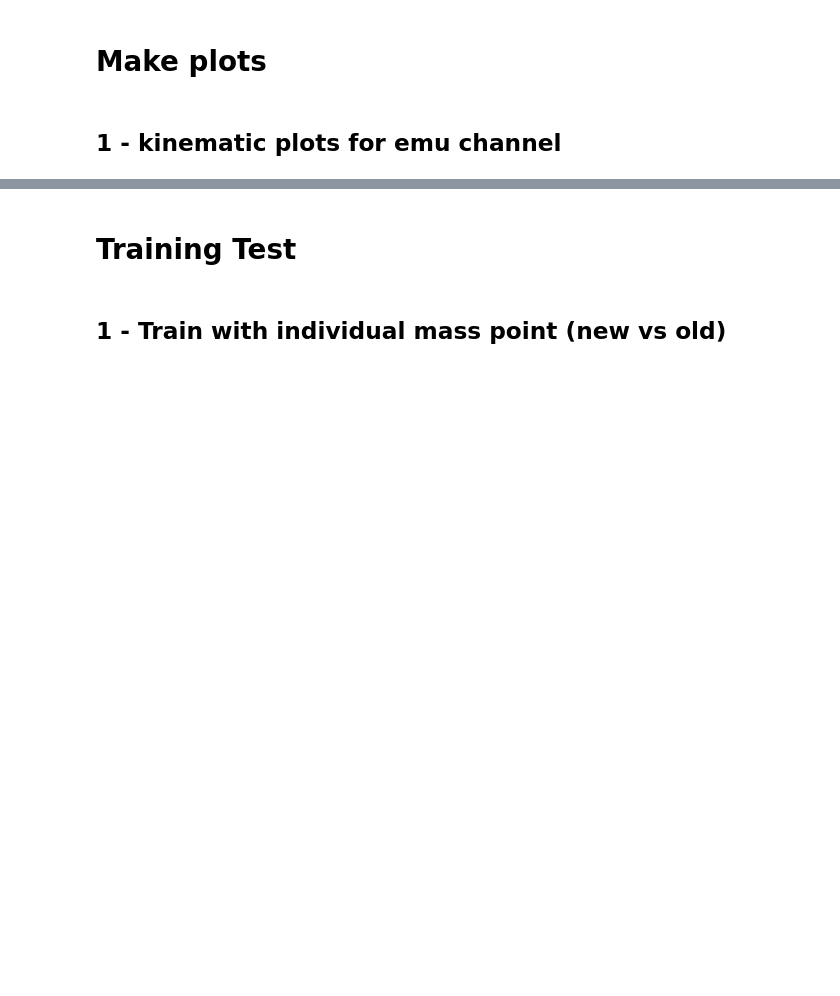
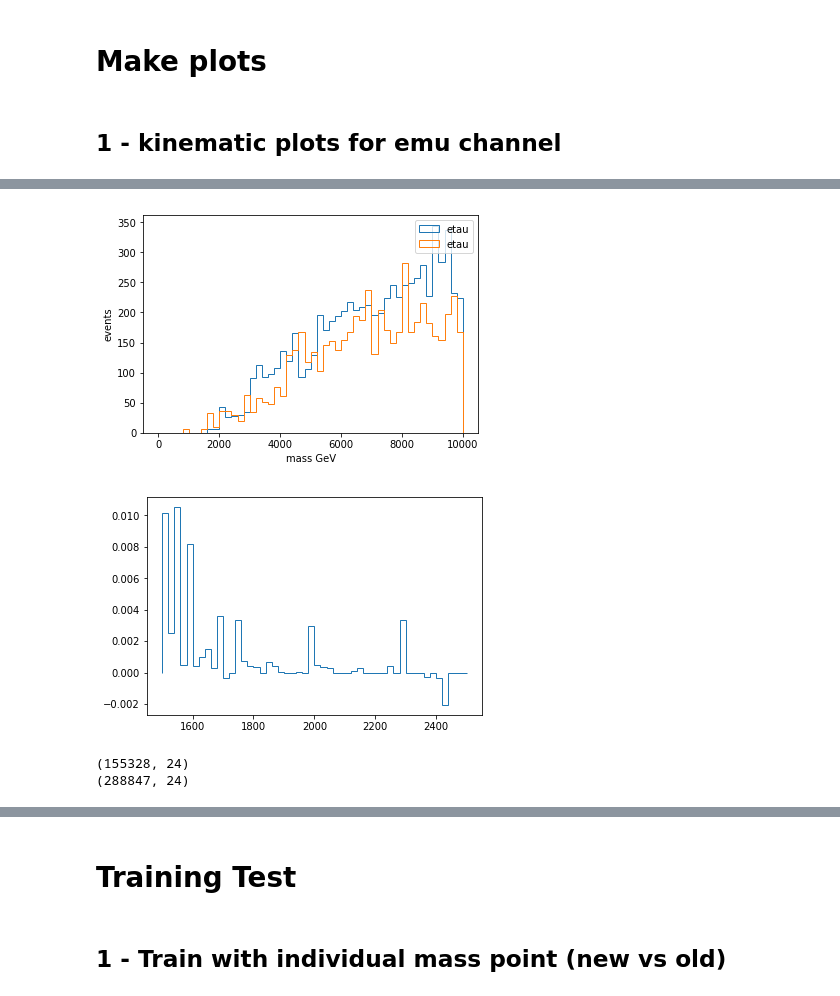
Before and after one commit to Hepynet/hepynet, a Jupyter notebook: run/train_with_new_ntuple.ipynb, the cells around one changed output, grey strips where cells are left out. Cells and saved outputs as stored; diff of their text form; code cells hidden in the pictures; blank space fills up the shorter version.

```diff
--- a/run/train_with_new_ntuple.ipynb
+++ b/run/train_with_new_ntuple.ipynb
@@ -240,0 +351,25 @@ Done.
+# %%
+xs_emu = modify_array(xs_dict_new['all'], weight_id = -1, select_channel = True, channel_id = -4)
+xb_emu = modify_array(xb_dict_new['all'], weight_id = -1, select_channel = True, channel_id = -4)
+xs_etau = modify_array(xs_dict_new['all'], weight_id = -1, select_channel = True, channel_id = -3)
+xb_etau = modify_array(xb_dict_new['all'], weight_id = -1, select_channel = True, channel_id = -3)
+xs_mutau = modify_array(xs_dict_new['all'], weight_id = -1, select_channel = True, channel_id = -2)
+xb_mutau = modify_array(xb_dict_new['all'], weight_id = -1, select_channel = True, channel_id = -2)
+
+plt.hist(xs_etau[:,0], bins=50, weights=xs_etau[:,-1], histtype='step', label='etau', range=(0, 10000), density = False)
+plt.hist(xs_mutau[:,0], bins=50, weights=xs_mutau[:,-1], histtype='step', label='etau', range=(0, 10000), density = False)
+plt.legend(prop={'size': 10})
+plt.xlabel("mass GeV")
+plt.ylabel("events")
+plt.show()
+
+plt.hist(xb_emu[:,0], bins=50, weights=xb_emu[:,-1], histtype='step', label='signal', range=(1500, 2500), density = True)
+plt.show()
+
+print xb_dict_new['all'].shape
+print xb_dict_old['all'].shape
+# %% [output]
+[figure, added]
+[figure, added]
+(155328, 24)
+(288847, 24)
```
Also changed, not shown: parts of 73 cells of this notebook.
